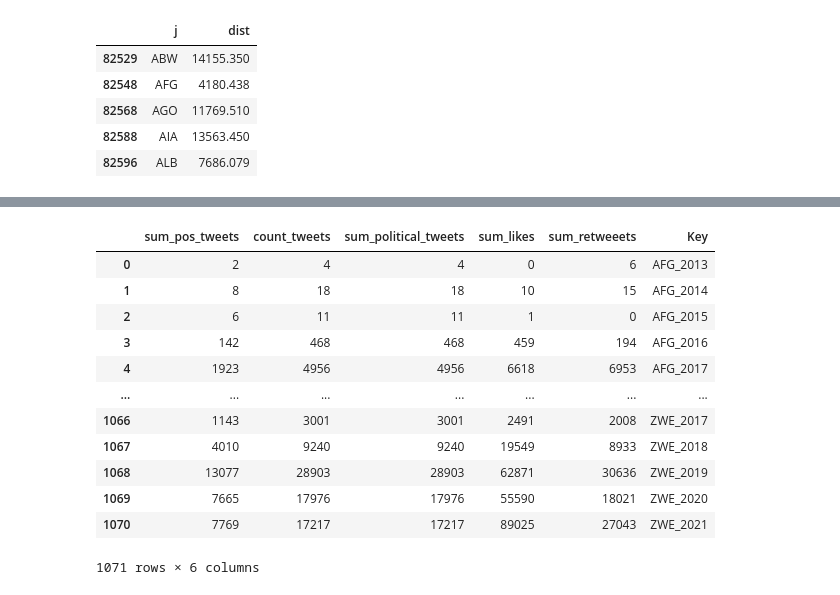
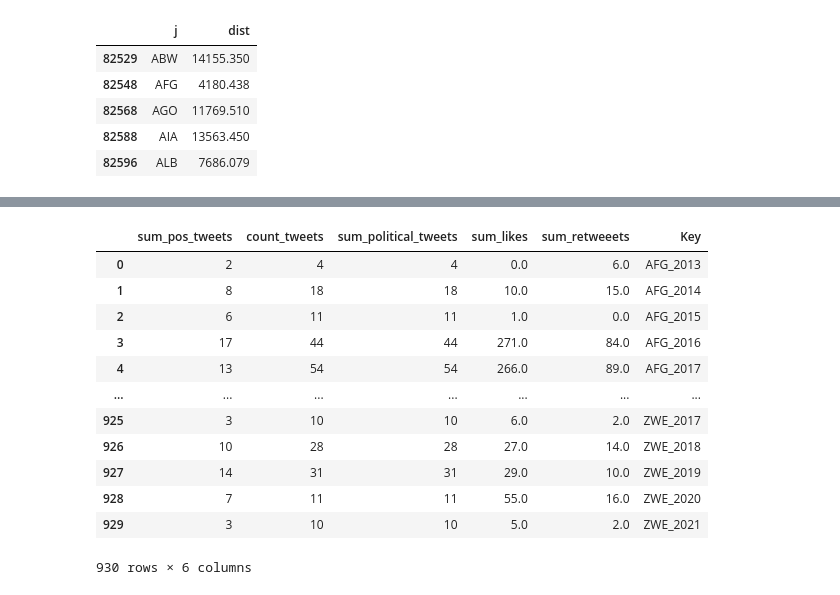
Before and after one commit to clement-so/gravity_trade, a Jupyter notebook: src/final_dataset.ipynb, the cells around one changed output, grey strips where cells are left out. Cells and saved outputs as stored; diff of their text form; code cells hidden in the pictures.

```diff
--- a/src/final_dataset.ipynb
+++ b/src/final_dataset.ipynb
@@ -21,7 +19,7 @@ ImportError: cannot import name 'prepare_gdp_file' from 'utils.custom_functions'
 ## O.C Arguments Paths
 gravity_filename = r"gravity_1995_2014.dta"
 
-trade_filename = r"TradeData.csv"
+trade_filename = r"chinese_trade.csv"
 
 gdp_filename_1 = r"gdp_1.csv"
 gdp_filename_2 = r"gdp_2.csv"
@@ -30,7 +28,7 @@ population_filename = r"pop.csv"
 
 country_code_filename = r"iso-country-codes.csv"
 
-tweets_refactored_filename = r"grouped_refactored.csv"
+tweets_refactored_filename = r"groupedv2_refactored.csv"
 # %%
 folder_path = os.path.dirname(os.getcwd())
 path_to_data = os.path.join(folder_path,'data')
@@ -139,23 +138,23 @@ data
 # %%
 # Add Twitter data
-tweets = pd.read_csv(os.path.join(path_to_data,tweets_refactored_filename), sep = ';')
-tweets['Key'] = tweets['Alpha-3 code'] + '_' + tweets['year'].astype(str)
+tweets = pd.read_csv(os.path.join(path_to_data,tweets_refactored_filename), sep = ',')
+tweets.rename(columns={'Year':'year'}, inplace =True)
 tweets = tweets[['sum_pos_tweets','count_tweets','sum_political_tweets','sum_likes','sum_retweeets', 'Key']]
 tweets
 # %% [output]
 |  | sum_pos_tweets | count_tweets | sum_political_tweets | sum_likes | sum_retweeets | Key |
-| 0 | 2 | 4 | 4 | 0 | 6 | AFG_2013 |
-| 1 | 8 | 18 | 18 | 10 | 15 | AFG_2014 |
-| 2 | 6 | 11 | 11 | 1 | 0 | AFG_2015 |
-| 3 | 142 | 468 | 468 | 459 | 194 | AFG_2016 |
-| 4 | 1923 | 4956 | 4956 | 6618 | 6953 | AFG_2017 |
+| 0 | 2 | 4 | 4 | 0.0 | 6.0 | AFG_2013 |
+| 1 | 8 | 18 | 18 | 10.0 | 15.0 | AFG_2014 |
+| 2 | 6 | 11 | 11 | 1.0 | 0.0 | AFG_2015 |
+| 3 | 17 | 44 | 44 | 271.0 | 84.0 | AFG_2016 |
+| 4 | 13 | 54 | 54 | 266.0 | 89.0 | AFG_2017 |
 | ... | ... | ... | ... | ... | ... | ... |
-| 1066 | 1143 | 3001 | 3001 | 2491 | 2008 | ZWE_2017 |
-| 1067 | 4010 | 9240 | 9240 | 19549 | 8933 | ZWE_2018 |
-| 1068 | 13077 | 28903 | 28903 | 62871 | 30636 | ZWE_2019 |
-| 1069 | 7665 | 17976 | 17976 | 55590 | 18021 | ZWE_2020 |
-| 1070 | 7769 | 17217 | 17217 | 89025 | 27043 | ZWE_2021 |
+| 925 | 3 | 10 | 10 | 6.0 | 2.0 | ZWE_2017 |
+| 926 | 10 | 28 | 28 | 27.0 | 14.0 | ZWE_2018 |
+| 927 | 14 | 31 | 31 | 29.0 | 10.0 | ZWE_2019 |
+| 928 | 7 | 11 | 11 | 55.0 | 16.0 | ZWE_2020 |
+| 929 | 3 | 10 | 10 | 5.0 | 2.0 | ZWE_2021 |
-1071 rows × 6 columns
+930 rows × 6 columns
 # %%
 data = pd.merge(data, tweets, left_on = 'Key', right_on='Key', how = 'left')
 data.to_csv('data_witout_trade.csv')
```
Also changed, not shown: parts of 19 cells of this notebook, 7 other files.
